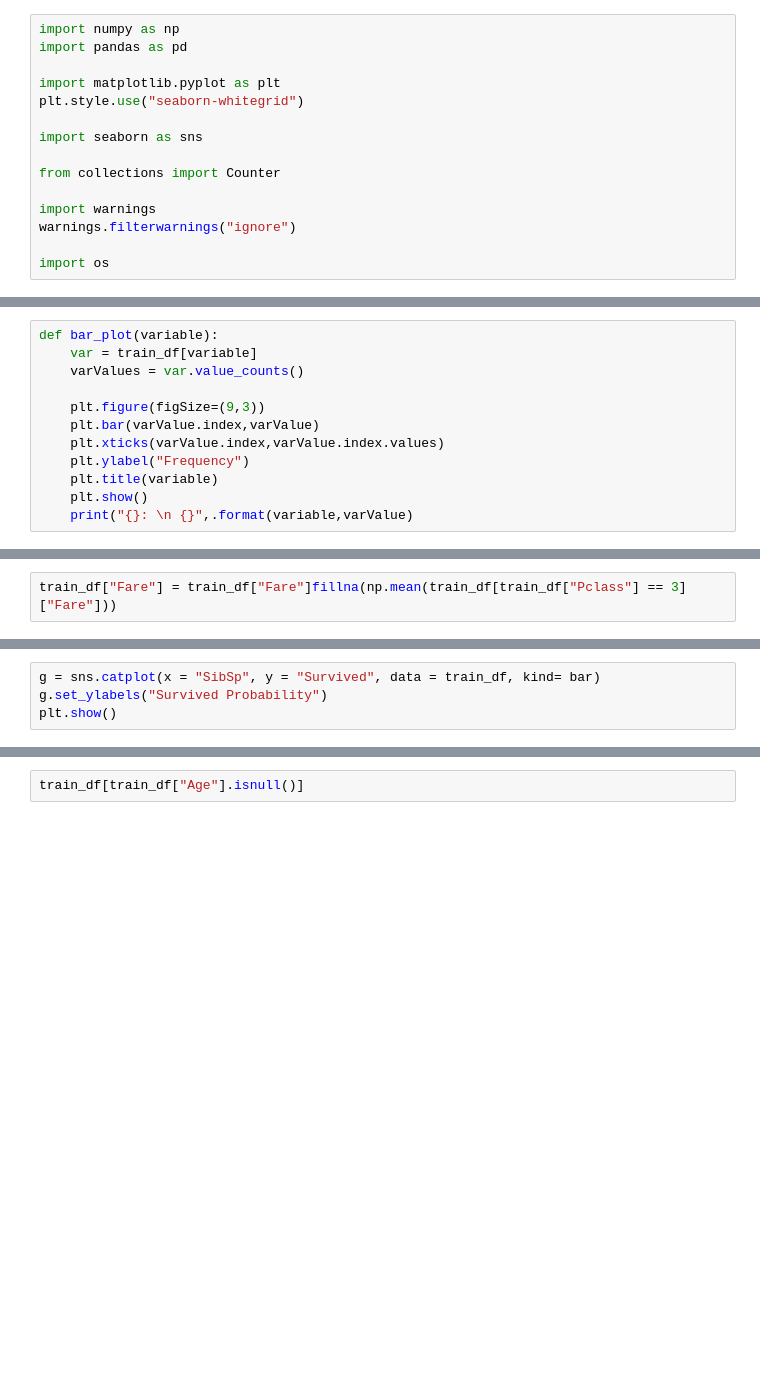
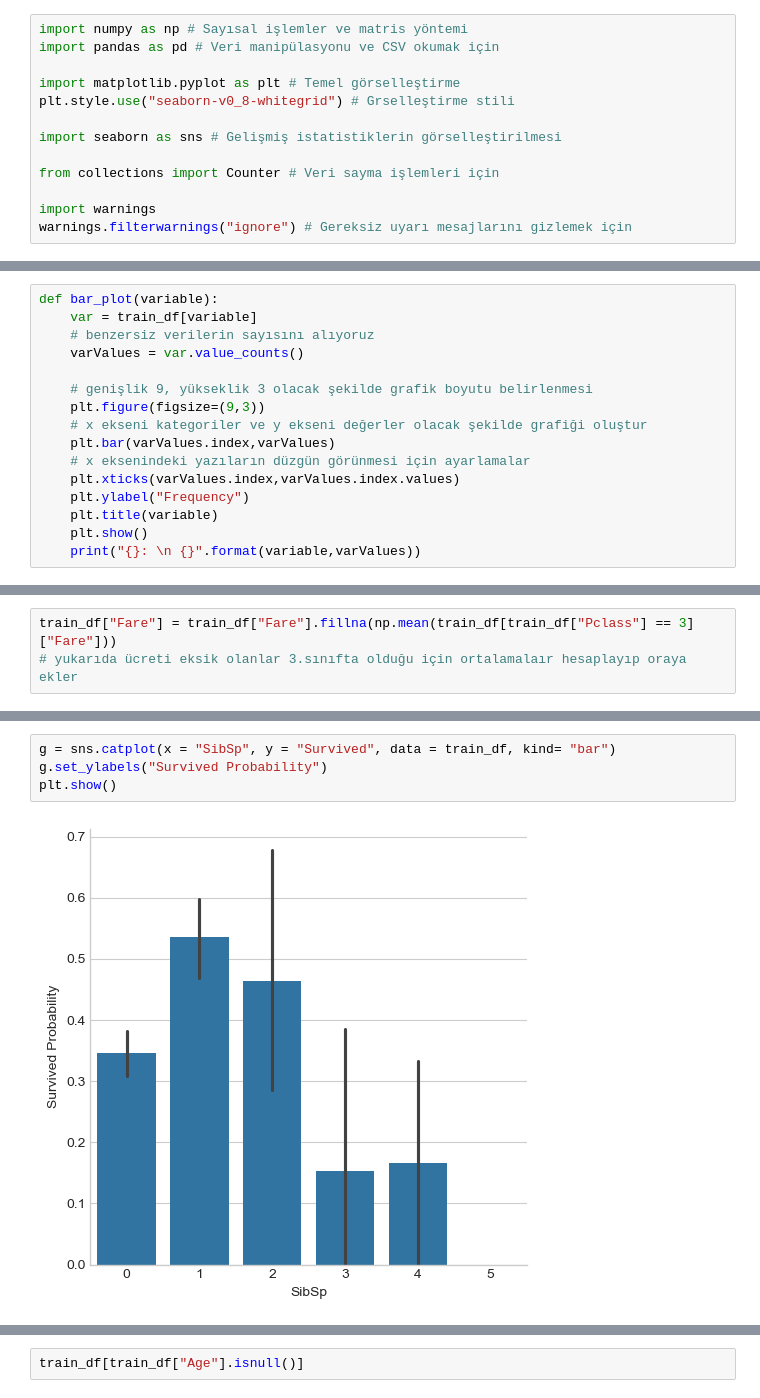
Before and after one commit to HalitBatuhanASLAN/ML_Learning, a Jupyter notebook: BTK_Pratik/Supervised/TitanicExample.ipynb, the cells around one changed output, grey strips where cells are left out. Drawn from its saved outputs; the diff is of its cells as text; blank space fills up the shorter version.

```diff
--- a/BTK_Pratik/Supervised/TitanicExample.ipynb
+++ b/BTK_Pratik/Supervised/TitanicExample.ipynb
@@ -3,16 +15,14 @@
 # %%
-import numpy as np
-import pandas as pd
+import numpy as np # Sayısal işlemler ve matris yöntemi
+import pandas as pd # Veri manipülasyonu ve CSV okumak için
 
-import matplotlib.pyplot as plt
-plt.style.use("seaborn-whitegrid")
+import matplotlib.pyplot as plt # Temel görselleştirme
+plt.style.use("seaborn-v0_8-whitegrid") # Grselleştirme stili
 
-import seaborn as sns
+import seaborn as sns # Gelişmiş istatistiklerin görselleştirilmesi
 
-from collections import Counter
+from collections import Counter # Veri sayma işlemleri için
 
 import warnings
-warnings.filterwarnings("ignore")
-
-import os
+warnings.filterwarnings("ignore") # Gereksiz uyarı mesajlarını gizlemek için
 # %%
@@ -32,15 +120,19 @@ Kategorik veri
 # %%
 def bar_plot(variable):
     var = train_df[variable]
+    # benzersiz verilerin sayısını alıyoruz
     varValues = var.value_counts()
 
-    plt.figure(figSize=(9,3))
-    plt.bar(varValue.index,varValue)
-    plt.xticks(varValue.index,varValue.index.values)
+    # genişlik 9, yükseklik 3 olacak şekilde grafik boyutu belirlenmesi
+    plt.figure(figsize=(9,3))
+    # x ekseni kategoriler ve y ekseni değerler olacak şekilde grafiği oluştur
+    plt.bar(varValues.index,varValues)
+    # x eksenindeki yazıların düzgün görünmesi için ayarlamalar
+    plt.xticks(varValues.index,varValues.index.values)
     plt.ylabel("Frequency")
     plt.title(variable)
     plt.show()
-    print("{}: \n {}",.format(variable,varValue)
+    print("{}: \n {}".format(variable,varValues))
 # %%
 category1 = ["Survived","Sex","Pclass","Embarked","SibSp","Parch"]
 for c in category1:
@@ -128,3 +363,4 @@ train_df[train_df["Fare"].isnull()]
 # %%
-train_df["Fare"] = train_df["Fare"]fillna(np.mean(train_df[train_df["Pclass"] == 3]["Fare"]))
+train_df["Fare"] = train_df["Fare"].fillna(np.mean(train_df[train_df["Pclass"] == 3]["Fare"]))
+# yukarıda ücreti eksik olanlar 3.sınıfta olduğu için ortalamalaır hesaplayıp oraya ekler
 # %%
@@ -140,5 +384,7 @@ Sibsp -- Survived
 # %%
-g = sns.catplot(x = "SibSp", y = "Survived", data = train_df, kind= bar)
+g = sns.catplot(x = "SibSp", y = "Survived", data = train_df, kind= "bar")
 g.set_ylabels("Survived Probability")
 plt.show()
+# %% [output]
+[figure, added]
 # %%
```
Also changed, not shown: parts of 114 cells of this notebook.
